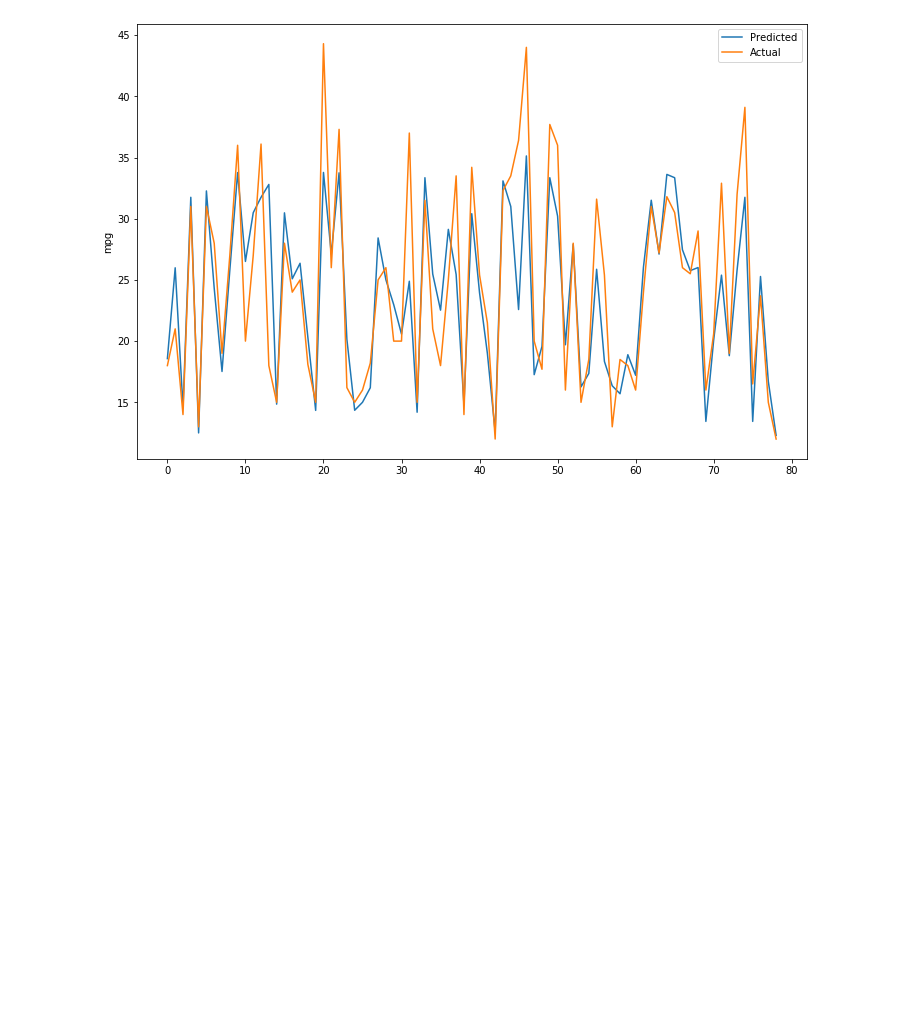
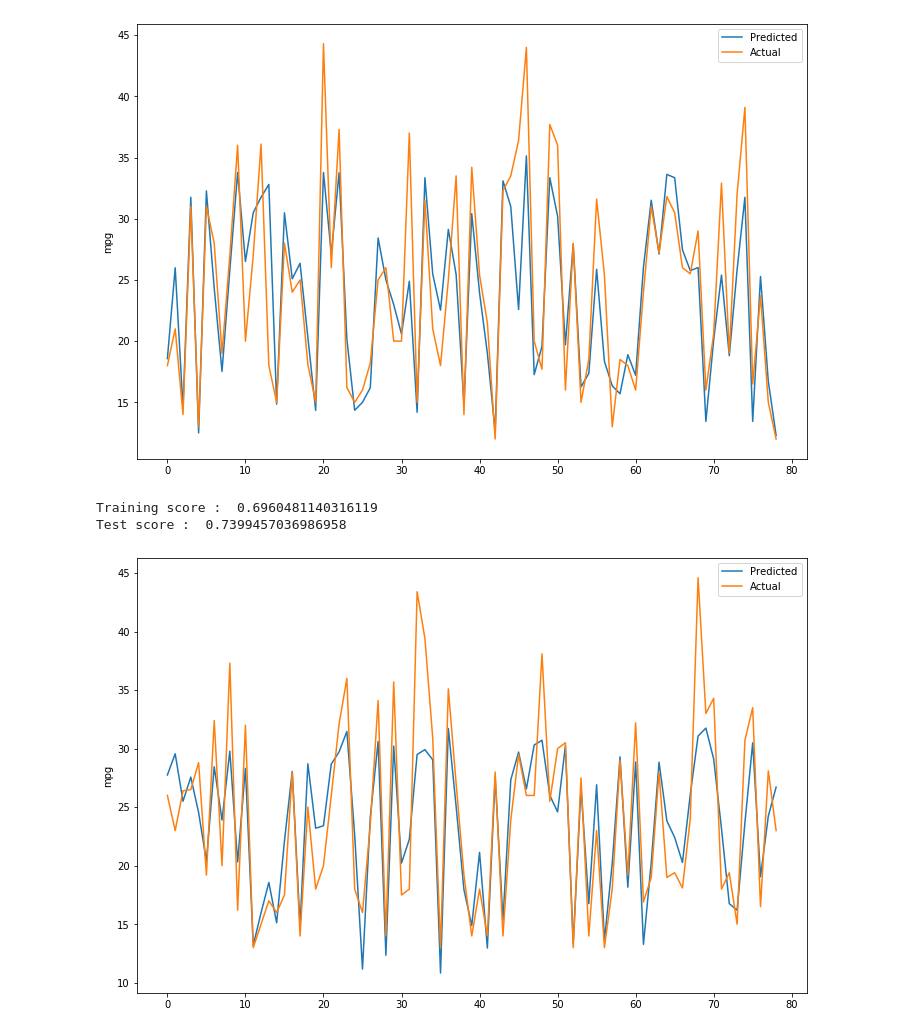
Before and after one commit to cristianMardare/scikit-learn-course, a Jupyter notebook: automobile-mpg-multiple-regression-models.ipynb, the cells around one changed output. Saved outputs shown, nothing was run; the diff lists cells and outputs as text; code cells hidden in the pictures; blank space fills up the shorter version.

Commit message:
feat: stochastic gradient descent regression model to predict mpg on automobile dataset

```diff
--- a/automobile-mpg-multiple-regression-models.ipynb
+++ b/automobile-mpg-multiple-regression-models.ipynb
@@ -289,3 +289,30 @@ result_dict['mpg - kitchen_sink_kneighbors'] = build_model(k_neighbors_reg,
 Training score :  0.7595439230439037
 Test score :  0.7146538451886735
 [figure]
+# %%
+def apply_standard_scaler(x):
+    scaler = StandardScaler()
+    scaler.fit(x)
+
+    return scaler.transform(x)
+# %%
+def sgd_reg(x_train, y_train, max_iter=100000, tol=1e-3):
+    model = SGDRegressor(max_iter=max_iter, tol=tol)
+    model.fit(x_train, y_train)
+
+    return model
+# %%
+result_dict['mpg - kitchen_sink_sgd'] = build_model(sgd_reg,
+                                        ['cylinders',
+                                        'displacement',
+                                        'horsepower',
+                                        'weight',
+                                        'acceleration'],
+                                         'mpg',
+                                         automobile_df,
+                                         show_plot_Y=True,
+                                         preprocess_fn=apply_standard_scaler)
+# %% [output]
+Training score :  0.6960481140316119
+Test score :  0.7399457036986958
+[figure, added]
```
